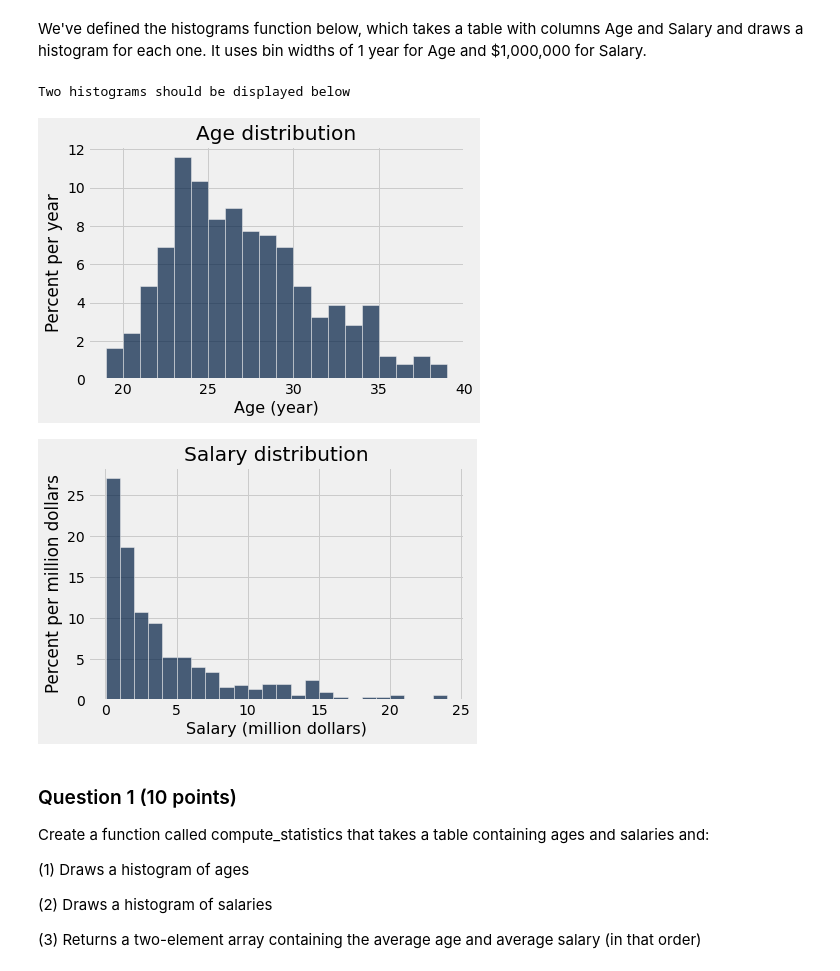
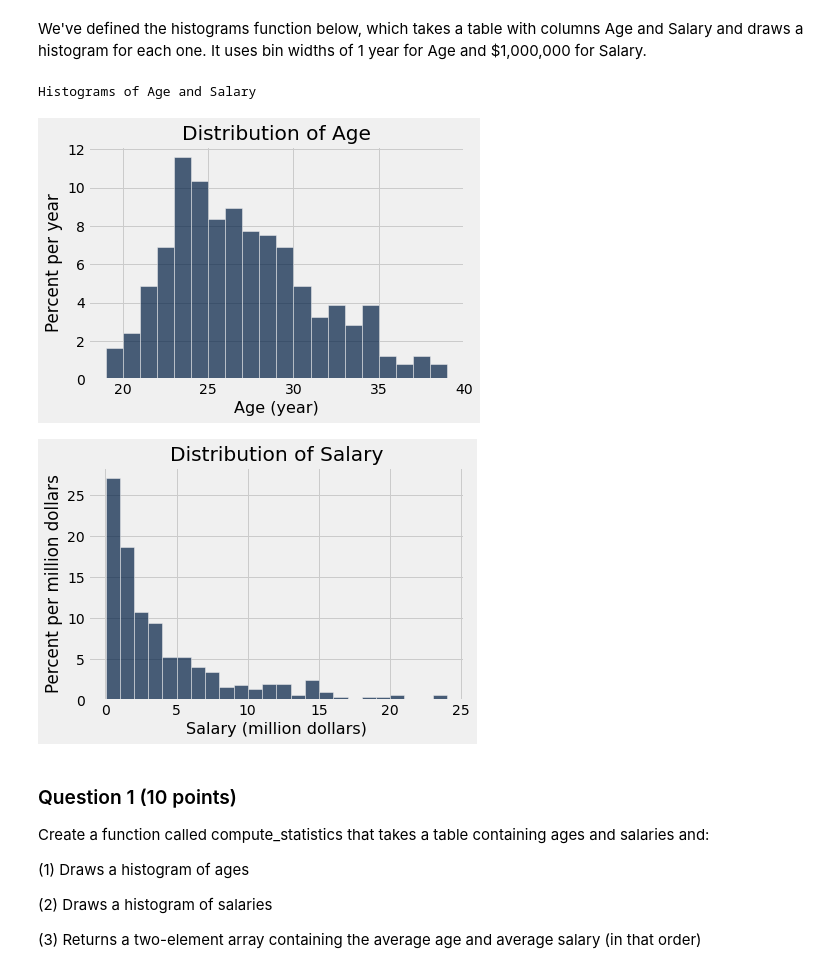
Before and after one commit to nikhil1029/Nikhil_INFO5502_Spring2022, a Jupyter notebook: Assignment_08.ipynb, the cells around one changed output. Saved outputs shown, nothing was run; the diff lists cells and outputs as text; code cells hidden in the pictures.

```diff
--- a/Assignment_08.ipynb
+++ b/Assignment_08.ipynb
@@ -76,23 +76,23 @@ To save typing and increase the clarity of your code, we will package the analys
 # %% [markdown]
 We've defined the histograms function below, which takes a table with columns Age and Salary and draws a histogram for each one. It uses bin widths of 1 year for Age and $1,000,000 for Salary.
 # %%
-def histograms(t):
-    ages = t.column('Age')
-    salaries = t.column('Salary')/1000000
-    t1 = t.drop('Salary').with_column('Salary', salaries)
+def histograms(h):
+    ages = h.column('Age')
+    salaries = h.column('Salary')/1000000
+    comp = h.drop('Salary').with_column('Salary', salaries)
     age_bins = np.arange(min(ages), max(ages) + 2, 1)
     salary_bins = np.arange(min(salaries), max(salaries) + 1, 1)
-    t1.hist('Age', bins=age_bins, unit='year')
-    plt.title('Age distribution')
-    t1.hist('Salary', bins=salary_bins, unit='million dollars')
-    plt.title('Salary distribution')
+    comp.hist('Age', bins=age_bins, unit='year')
+    plt.title('Distribution of Age')
+    comp.hist('Salary', bins=salary_bins, unit='million dollars')
+    plt.title('Distribution of Salary')
 
 histograms(full_data)
-print('Two histograms should be displayed below')
+print('Histograms of Age and Salary')
 # %% [output]
-Two histograms should be displayed below
+Histograms of Age and Salary
-[figure, old version]
+[figure, new version]
-[figure, old version]
+[figure, new version]
 # %% [markdown]
 ### Question 1 (10 points)
 
```
Also changed, not shown: parts of 9 cells of this notebook.
